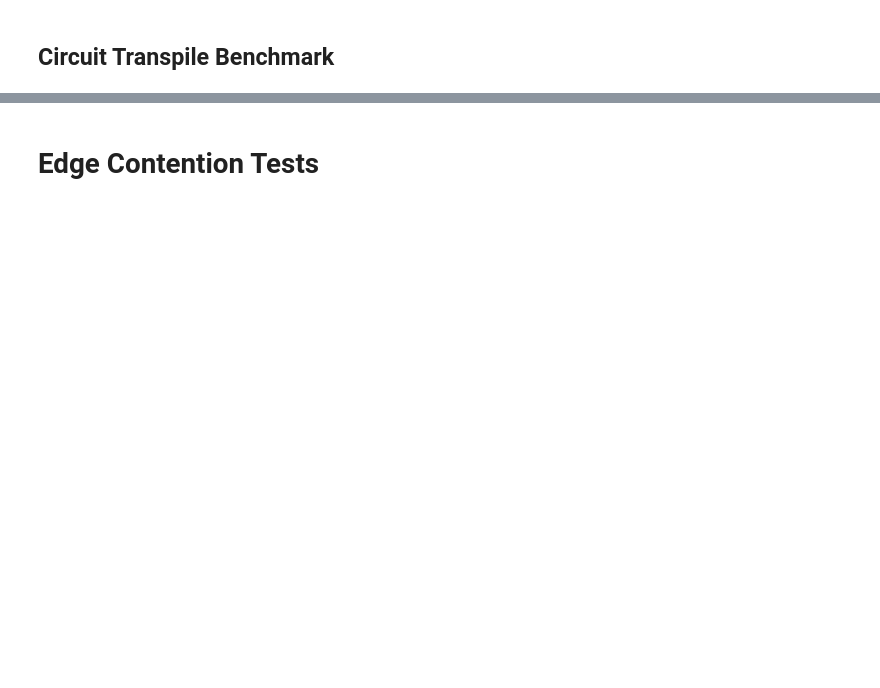
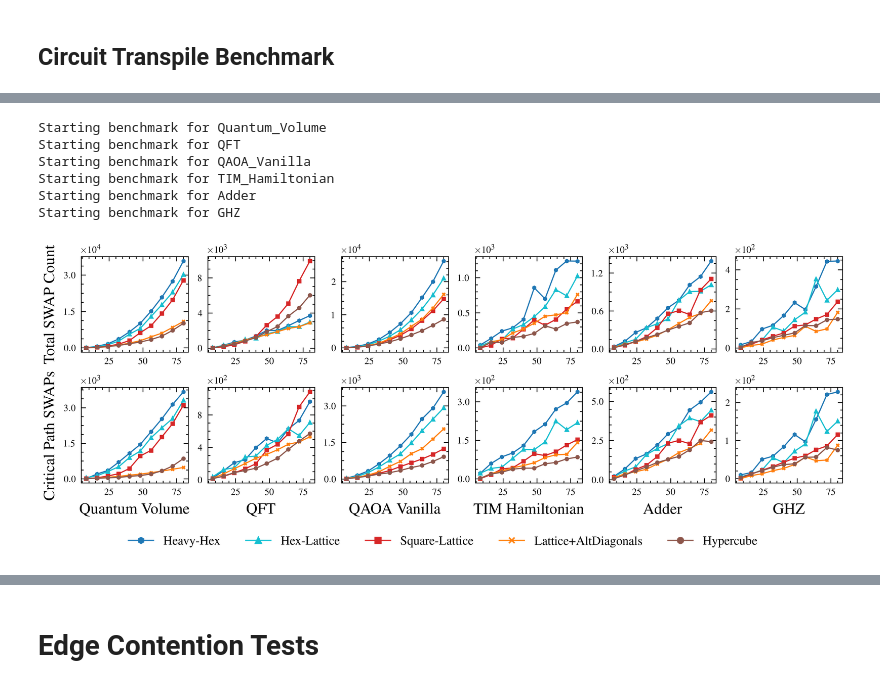
Before and after one commit to Pitt-JonesLab/clonk_transpilation, a Jupyter notebook: benchmark_suite/main.ipynb, the cells around one changed output, grey strips where cells are left out. Saved outputs shown, nothing was run; the diff lists cells and outputs as text; code cells hidden in the pictures; blank space fills up the shorter version.

```diff
--- a/benchmark_suite/main.ipynb
+++ b/benchmark_suite/main.ipynb
@@ -625,13 +606,21 @@ plot_wrap(results_backends, circuits.keys(), motivation=False, plot_average=True
 # %%
-from backend_suite_v2 import motivation_backends
-from circuit_suite import circuits
-for circuit_gen in circuits.values():
-    benchmark(
-        backends=motivation_backends,
-        circuit_generator=circuit_gen,
-        continuously_save=True,
-        overwrite=False,
-        repeat=1
-    )
-plot_wrap(motivation_backends, circuits.keys(), motivation=True, plot_average=True)
+# from backend_suite_v2 import motivation_backends
+# from circuit_suite import circuits
+# for circuit_gen in circuits.values():
+#     benchmark(
+#         backends=motivation_backends,
+#         circuit_generator=circuit_gen,
+#         continuously_save=True,
+#         overwrite=False,
+#         repeat=1
+#     )
+# plot_wrap(motivation_backends, circuits.keys(), motivation=True, plot_average=True)
+# %% [output]
+Starting benchmark for Quantum_Volume
+Starting benchmark for QFT
+Starting benchmark for QAOA_Vanilla
+Starting benchmark for TIM_Hamiltonian
+Starting benchmark for Adder
+Starting benchmark for GHZ
+[figure, added]
 # %%
```
Also changed, not shown: parts of 13 cells of this notebook, 52 other files.
